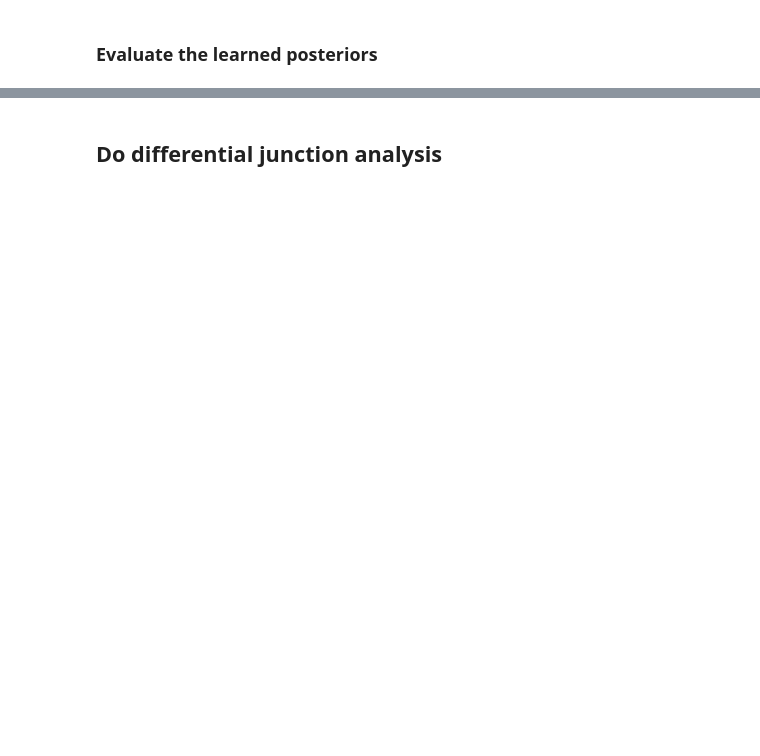
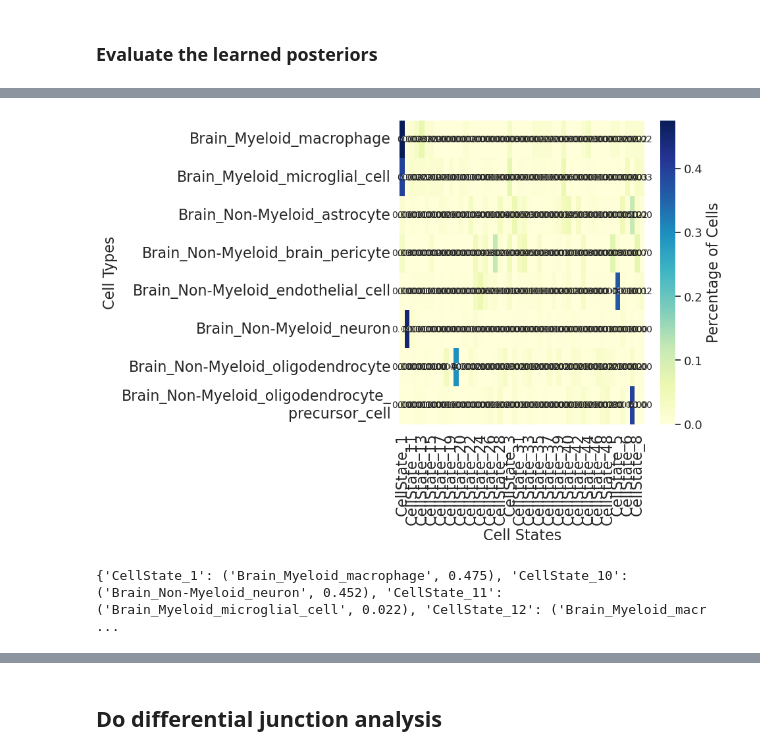
Before and after one commit to daklab/Leaflet-analysis, a Jupyter notebook: tabula_muris_brain/Leaflet/run_mixture_model_TM_SS2_wanno.ipynb, the cells around one changed output, grey strips where cells are left out. Drawn from its saved outputs; the diff is of its cells as text; code cells hidden in the pictures; blank space fills up the shorter version.

```diff
--- a/tabula_muris_brain/Leaflet/run_mixture_model_TM_SS2_wanno.ipynb
+++ b/tabula_muris_brain/Leaflet/run_mixture_model_TM_SS2_wanno.ipynb
@@ -208,20 +249,0 @@ print(f"This took {time.time() - start_time} seconds")
-# %%
-running_multiple_K = False
-if running_multiple_K:
-    elbos_ks = []
-    for i in range(len(all_results_k)):
-        print("Reporting ELBO for k = " + str(i+1))
-        results = all_results_k[i]
-        best = np.argmax([ g[-1][-1] for g in results ]) # best ELBO within trial
-        ALPHA_f, PI_f, GAMMA_f, PHI_f, elbos_all = results[best]
-        elbos_all = np.array(elbos_all)
-        print("ELBO: " + str(elbos_all[-1]))
-        elbos_ks.append(elbos_all[-1])
-
-    elbos_ks = pd.DataFrame(elbos_ks)
-    elbos_ks["k"] = range(K)
-    best_k = elbos_ks.sort_values(by=0, ascending=False).head(1)
-    results = all_results_k[best_k.index[0]]
-    print("The k with the highest ELBO is: " + str(best_k.index[0]+1))
-    K = best_k.index[0]+1
-    print(K)
@@ -495,18 +707,37 @@ PHI_f.shape # 29 cell states kept
+# %%
+# group by cell_type and sum across each cellstate
+PHI_f.groupby('cell_type').sum()
+sum_prop=PHI_f.groupby('cell_type').sum()/PHI_f.groupby('cell_type').count()
+# remove cell_id column
+sum_prop=sum_prop.drop(columns=['cell_id'])
+#masked_data = np.ma.masked_equal(sum_prop, 0)
+sns.set(font_scale=0.8)  # Adjust font size for labels
+# make figure bigger
+plt.figure(figsize=(6, 6))
+# make font size of xtickts and yticks bigger
+plt.yticks(fontsize=10)
+plt.xticks(fontsize=10)
+
+ax = sns.heatmap(sum_prop, annot=True, cmap="YlGnBu", fmt='.2f', annot_kws={"size": 10}, cbar_kws={'label': 'Percentage of Cells'})
+
+labels = [label.get_text().replace("oligodendrocyte_precursor_cell", "oligodendrocyte_\nprecursor_cell") for label in ax.get_yticklabels()]
+ax.set_yticklabels(labels)
+
+# Further visual modifications
+xlabel = plt.xlabel("Cell States", fontsize=16)
+ylabel = plt.ylabel("Cell Types", fontsize=16)
+plt.xticks(fontsize=16)
+plt.yticks(fontsize=16)
+
+# Adjusting color bar settings
+cbar = plt.gcf().axes[-1]
+cbar.tick_params(labelsize=13)
+cbar.set_ylabel('Percentage of Cells', fontsize=16)
+
+plt.show()
+# %% [output]
+[figure, added]
 # %%
-# group by cell_type and sum across each cellstate
-PHI_f.groupby('cell_type').sum()
-sum_prop=PHI_f.groupby('cell_type').sum()/PHI_f.groupby('cell_type').count()
-# remove cell_id column
-sum_prop=sum_prop.drop(columns=['cell_id'])
-#masked_data = np.ma.masked_equal(sum_prop, 0)
-sns.set(font_scale=0.8)  # Adjust font size for labels
-# make figure bigger
-plt.figure(figsize=(6, 6))
-# make font size of xtickts and yticks bigger
-plt.yticks(fontsize=10)
-plt.xticks(fontsize=10)
-sns.heatmap(sum_prop, annot=False, fmt=".2f", cmap='viridis')
-
 # now let's give the cell states new labels based on what cell types they are associated with
 # go through sum_prop and for each cell state find the cell type with the highest proportion
 # assign that cell type to the cell state
@@ -520,6 +751,8 @@ for state in sum_prop.columns:
             max_celltype = celltype
     cell_type_labels[state] = max_celltype, round(max_prop, 3)
 print(cell_type_labels)
+# %% [output]
+{'CellState_1': ('Brain_Myeloid_macrophage', 0.475), 'CellState_10': ('Brain_Non-Myeloid_neuron', 0.452), 'CellState_11': ('Brain_Myeloid_microglial_cell', 0.022), 'CellState_12': ('Brain_Myeloid_macr ...
 # %%
 # run fisher's exact test to see if the cell states are enriched for any cell types
 from scipy.stats import fisher_exact
```
Also changed, not shown: parts of 96 cells of this notebook, 24 other files.
